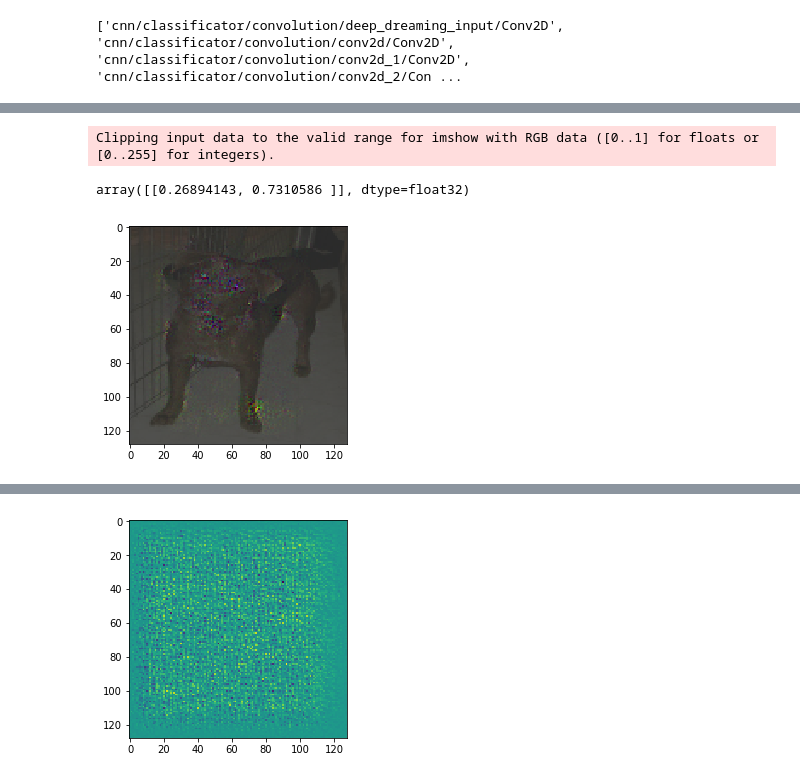
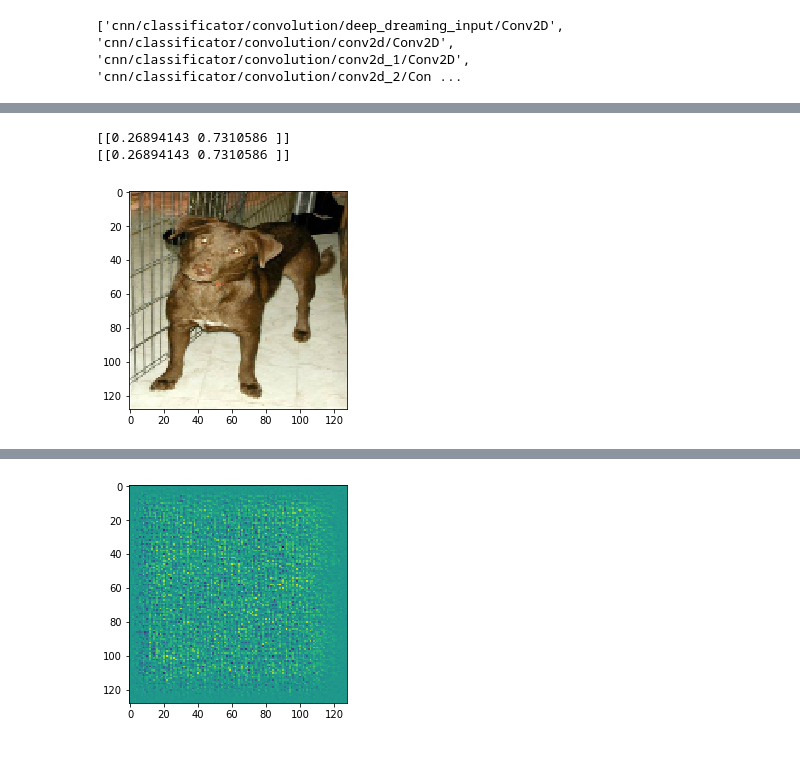
Before and after one commit to aweas/deep_dreaming_dogs, a Jupyter notebook: deep_dreamer.ipynb, the cells around one changed output, grey strips where cells are left out. Drawn from its saved outputs; the diff is of its cells as text; code cells hidden in the pictures.

```diff
--- a/deep_dreamer.ipynb
+++ b/deep_dreamer.ipynb
@@ -73,8 +73,8 @@ print([op.name for op in graph.get_operations() if 'Conv2D' in op.name and 'trai
 # %% [output]
 ['cnn/classificator/convolution/deep_dreaming_input/Conv2D', 'cnn/classificator/convolution/conv2d/Conv2D', 'cnn/classificator/convolution/conv2d_1/Conv2D', 'cnn/classificator/convolution/conv2d_2/Con ...
 # %%
-layer = 'cnn/classificator/convolution/conv2d_1/Conv2D'
-feature = 2
+layer = 'cnn/classificator/convolution/conv2d_2/Conv2D'
+feature = 32
 
 # np.random.seed(0)
 img_noise = np.random.random(size=(1,128,128,3))
@@ -82,12 +82,6 @@ img_noise = np.random.random(size=(1,128,128,3))
 def showarray(a, fmt='jpeg'):
     a = a/np.max(a)
     plt.imshow(a[0])
-
-def norm(a, s=0.1):
-    return (a-a.mean())/max(a.std(), 1e-4)*s + 0.5
-
-def replace_none_with_zero(l):
-    return [0 if i==None else i for i in l]
 
 def render_naive(t_obj, img0=img_noise, iter_n=20, step=1.0):
     t_score = tf.reduce_mean(t_obj)
@@ -99,8 +93,7 @@ def render_naive(t_obj, img0=img_noise, iter_n=20, step=1.0):
 
         g /= g.std()+1e-8
         img += g*step
-#         print(score)
-    showarray(norm(img))
+    showarray(img)
 
     return img
 
@@ -176,8 +181,13 @@ Clipping input data to the valid range for imshow with RGB data ([0..1] for floa
 # %%
+img = plt.imread(f'train/dog.1.jpg')
+img = skimage.transform.resize(img, (128, 128, 3))
+img = img/np.max(img)
+
 op = T('output')
-purified = render_naive(op[:,1], img0=[img], iter_n=300, step=0.1);
-sess.run(y, {inp:purified})
+purified = render_naive(op, img0=[img], iter_n=20, step=1);
+print(sess.run(y, {inp:purified}))
+print(sess.run(y, {inp:[img]}))
 # %% [output]
-Clipping input data to the valid range for imshow with RGB data ([0..1] for floats or [0..255] for integers).
+[[0.26894143 0.7310586 ]]
+[[0.26894143 0.7310586 ]]
-array([[0.26894143, 0.7310586 ]], dtype=float32)
-[figure, old version]
+[figure, new version]
```
Also changed, not shown: parts of 11 cells of this notebook, 7 other files.
